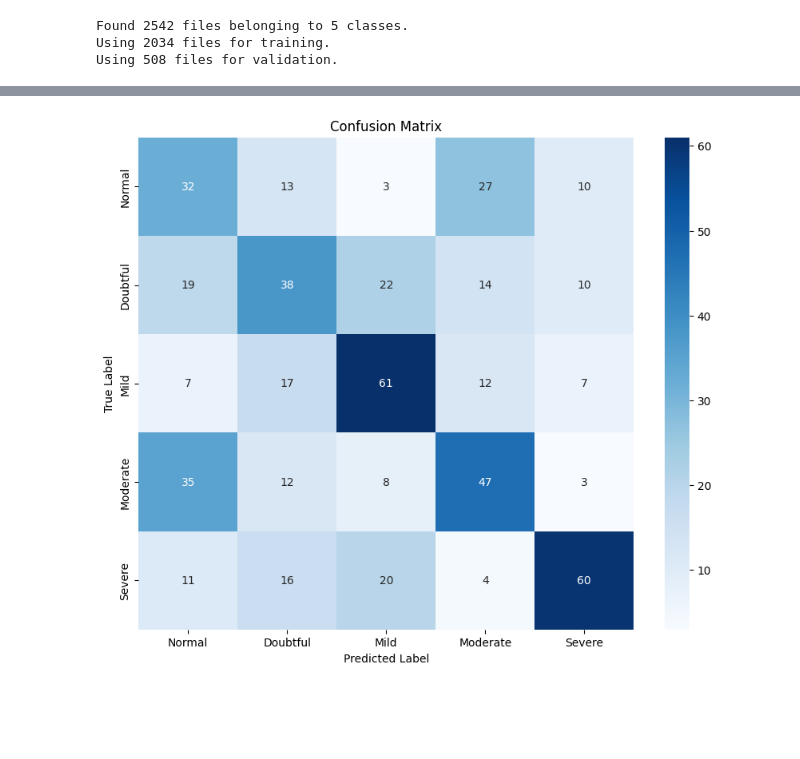
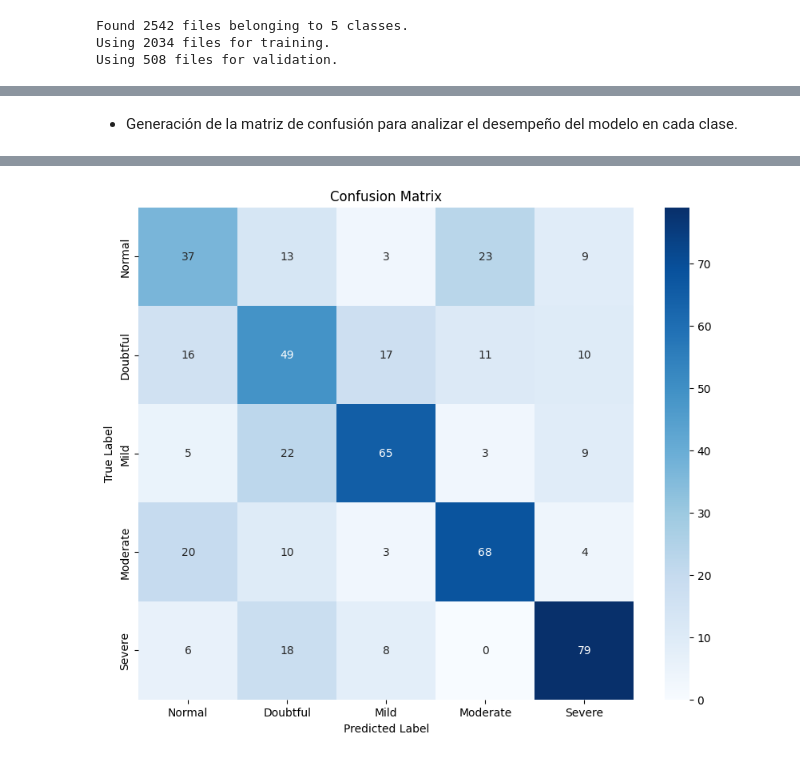
Before and after one commit to ManchiLearning/Knee_Arthritis_Detection, a Jupyter notebook: tensorflow_playground.ipynb, the cells around one changed output, grey strips where cells are left out. Cells and saved outputs as stored; diff of their text form; code cells hidden in the pictures; blank space fills up the shorter version.

```diff
--- a/tensorflow_playground.ipynb
+++ b/tensorflow_playground.ipynb
@@ -123,0 +83,16 @@ model = build_third_model(base_model,(256,256,3))
+# %%
+from tensorflow.keras.layers import Input, Flatten, Dense, Dropout
+import tensorflow as tf
+
+def build_model(model_base, input_shape):
+    inputs = Input(shape=input_shape)
+    x = model_base(inputs, training=False)
+    x = Flatten()(x)
+    x = Dense(32, activation='relu')(x)
+    x = Dropout(0.2)(x)
+    outputs = Dense(5, activation='softmax')(x)
+    model = tf.keras.Model(inputs=inputs, outputs=outputs)
+    return model
+
+model_denseNet = build_model(base_model_denseNet, (256,256,3))
+model_renseNet = build_model(base_model_renseNet, (256,256,3))
@@ -124,3 +103,4 @@ model = build_third_model(base_model,(256,256,3))
 # %%
-model.compile(optimizer='adam', loss="categorical_crossentropy", metrics=['accuracy', 'precision', 'recall'])
+model_denseNet.compile(optimizer='adam', loss='categorical_crossentropy', metrics=['accuracy', 'precision', 'recall'])
+model_renseNet.compile(optimizer='adam', loss='categorical_crossentropy', metrics=['accuracy', 'precision', 'recall'])
 # %%
@@ -150,4 +154,3 @@ Model: "functional_2"
 # %%
-check_callback = tf.keras.callbacks.ModelCheckpoint("models/callbacks/{epoch:02d}-{val_accuracy:.2f}.keras",verbose=0,save_best_only=True)
-
-history = model.fit(train_ds,epochs=100,validation_data=valid_ds,callbacks=[check_callback])
+check_callback_denseNet = tf.keras.callbacks.ModelCheckpoint("models/callbacks/{epoch:02d}-{val_accuracy:.2f}-DenseNet121.keras", verbose=0, save_best_only=True, monitor='val_accuracy')
+check_callback_renseNet = tf.keras.callbacks.ModelCheckpoint("models/callbacks/{epoch:02d}-{val_accuracy:.2f}-ResNet152V2.keras", verbose=0, save_best_only=True, monitor='val_accuracy')
@@ -187,0 +159,2 @@ plot_loss(history)
+# %%
+history_denseNet = model_denseNet.fit(train_ds, epochs=100, validation_data=valid_ds, callbacks=[check_callback_denseNet])
@@ -188,14 +184,14 @@ plot_loss(history)
+# %% [markdown]
+* Generación de la matriz de confusión para analizar el desempeño del modelo en cada clase.
 # %%
 from sklearn.metrics import confusion_matrix
 # %%
-y_pred_prob = model.predict(valid_ds)
+y_pred_prob = model_denseNet.predict(valid_ds)
 y_pred = tf.argmax(y_pred_prob, axis=1)
 y_true = tf.argmax(valid_labels, axis=1)
 
 cm = confusion_matrix(y_true, y_pred)
 
-
-
 class_names = ['Normal', 'Doubtful', 'Mild', 'Moderate', 'Severe']
 
 plot_confusion_matrix(cm, class_names)
@@ -204 +200 @@ plot_confusion_matrix(cm, class_names)
-[figure, old version]
+[figure, new version]
```
Also changed, not shown: parts of 30 cells of this notebook.
